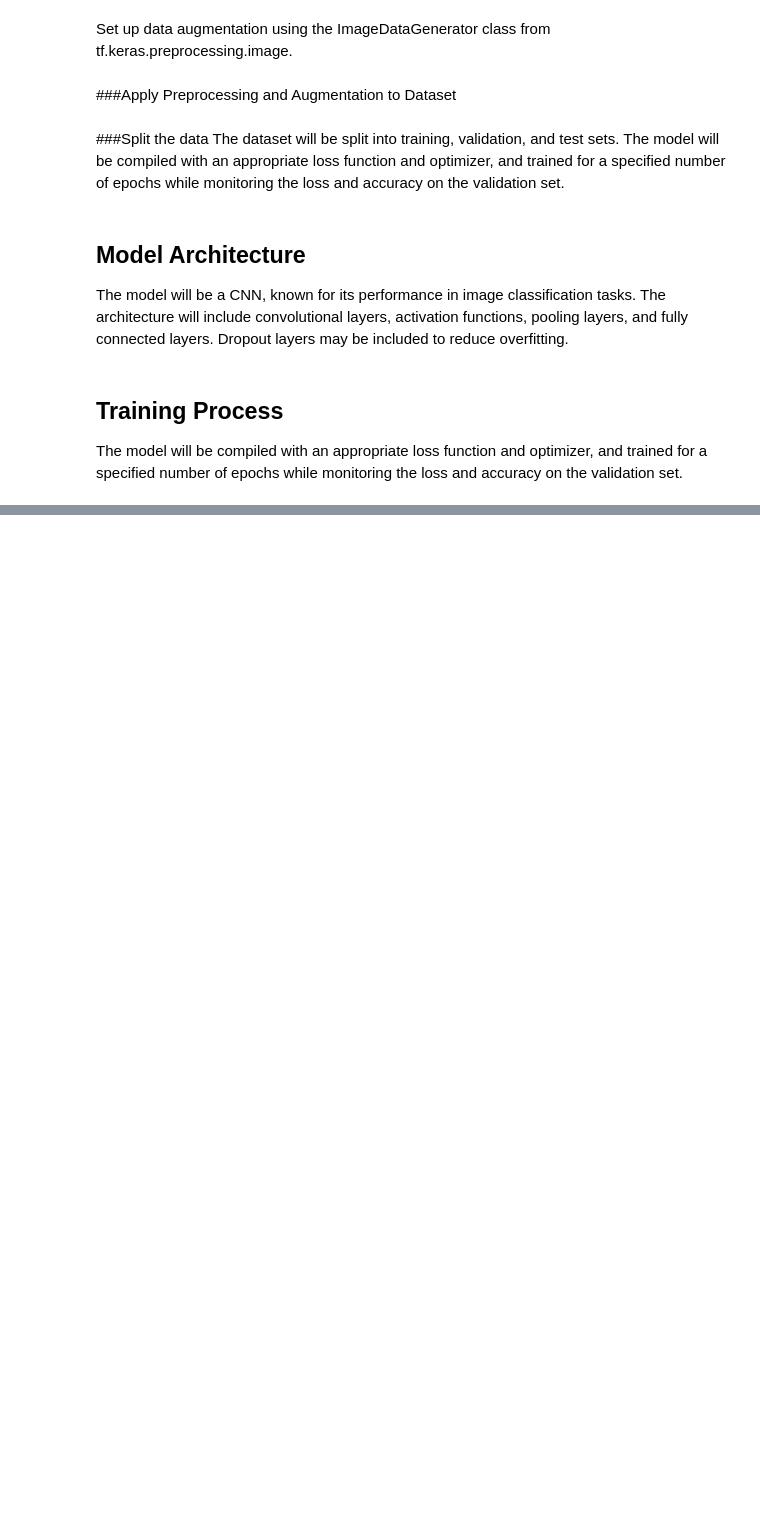
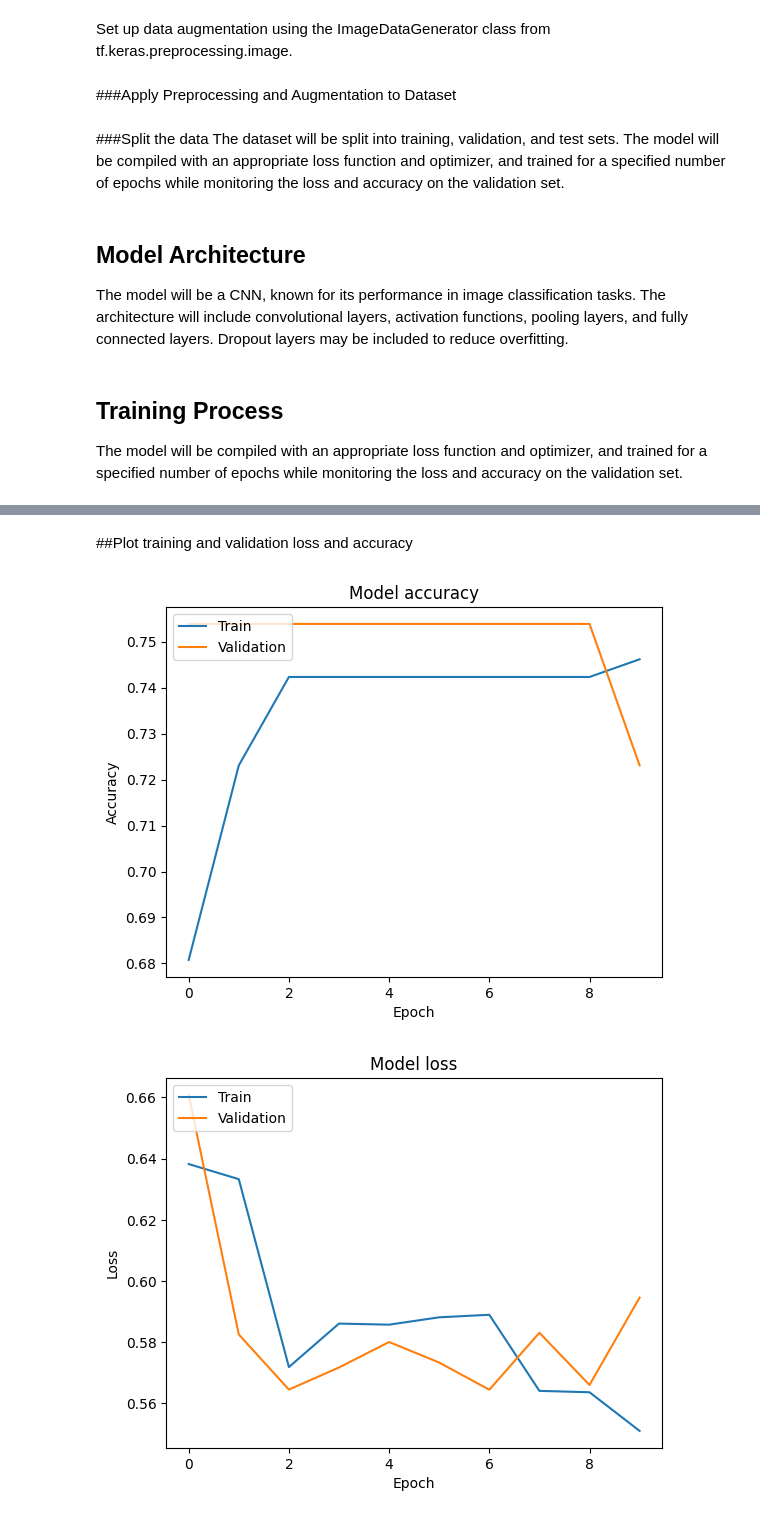
Before and after one commit to carlos-alves-one/Glaucoma-Detection-CNN, a Jupyter notebook: glaucoma_detection_report.ipynb, the cells around one changed output, grey strips where cells are left out. Saved outputs shown, nothing was run; the diff lists cells and outputs as text; code cells hidden in the pictures; blank space fills up the shorter version.

Commit message:
Import the pyplot submodule from matplotlib and alias it as plt

```diff
--- a/glaucoma_detection_report.ipynb
+++ b/glaucoma_detection_report.ipynb
@@ -256,0 +260,29 @@ Epoch 10/10
+# %% [markdown]
+##Plot training and validation loss and accuracy
+# %%
+# Import the pyplot submodule from matplotlib and alias it as plt
+import matplotlib.pyplot as plt
+
+# Use the history callback returned from the 'fit' training process
+# which contains the loss and accuracy for each epoch
+
+# Plot training & validation accuracy values
+plt.plot(history.history['accuracy'])
+plt.plot(history.history['val_accuracy'])
+plt.title('Model accuracy')
+plt.ylabel('Accuracy')
+plt.xlabel('Epoch')
+plt.legend(['Train', 'Validation'], loc='upper left')
+plt.show()
+
+# Plot training & validation loss values
+plt.plot(history.history['loss'])
+plt.plot(history.history['val_loss'])
+plt.title('Model loss')
+plt.ylabel('Loss')
+plt.xlabel('Epoch')
+plt.legend(['Train', 'Validation'], loc='upper left')
+plt.show()
+# %% [output]
+[figure, added]
+[figure, added]
```
Also changed, not shown: parts of 1 cell of this notebook.
